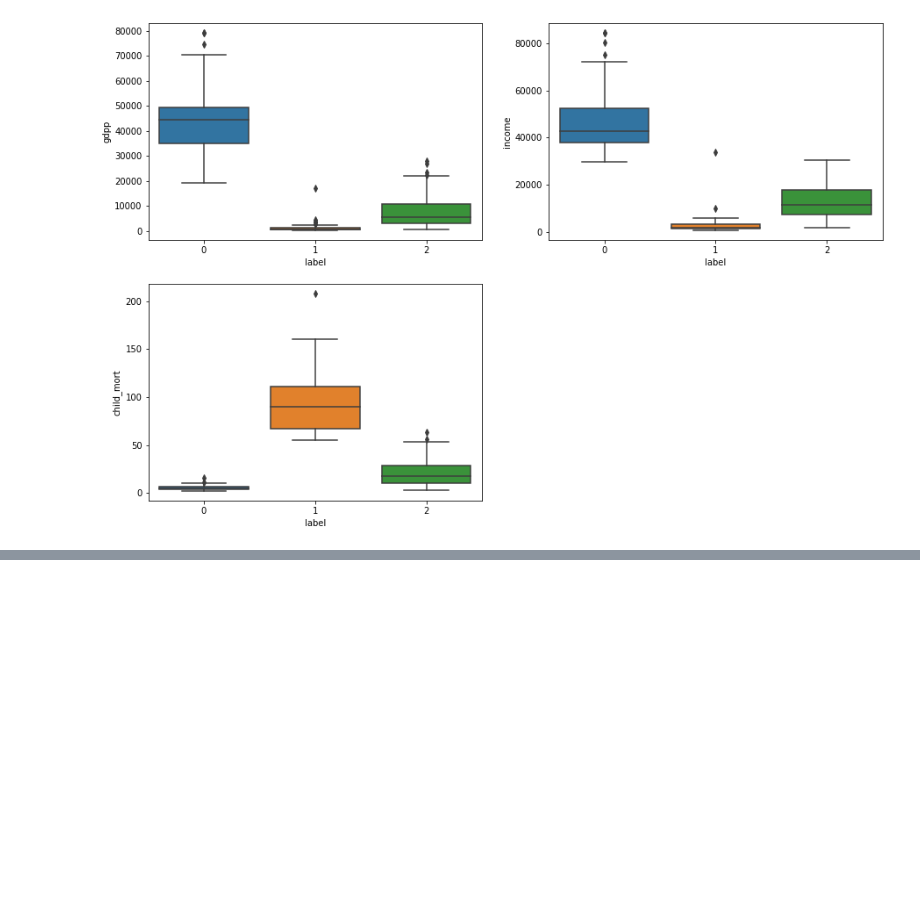
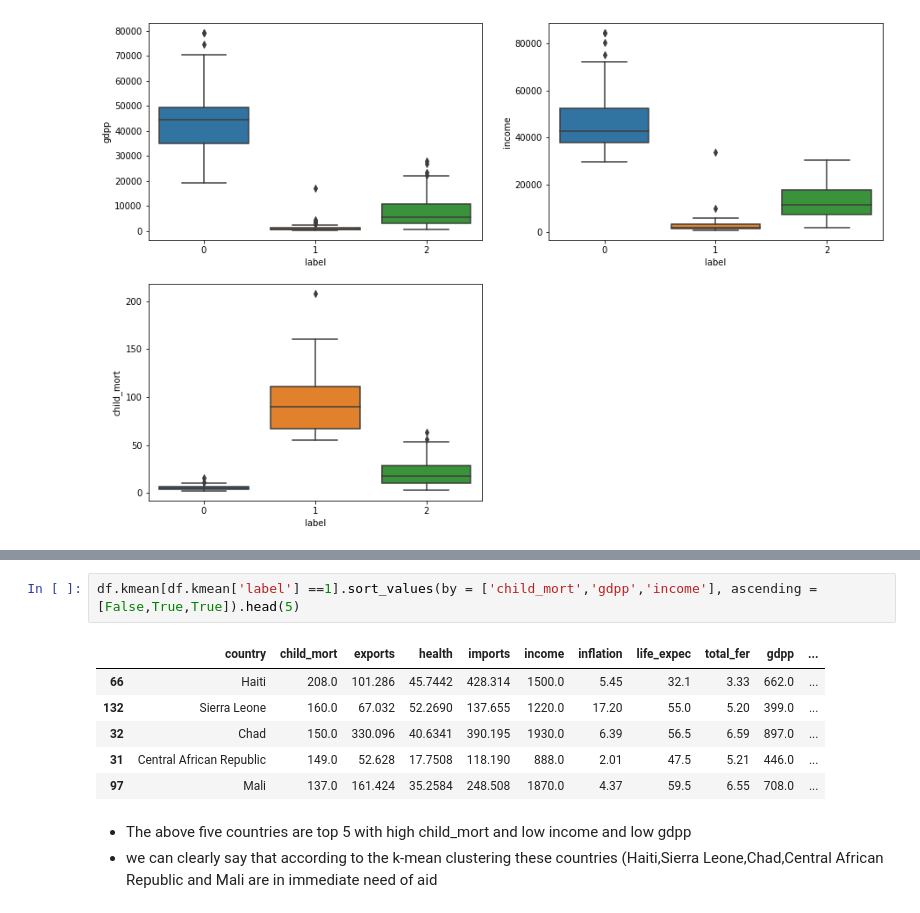
Before and after one commit to Arch0/Analysis-of-country-dataset-, a Jupyter notebook: Untitled1.ipynb, the cells around one changed output, grey strips where cells are left out. Drawn from its saved outputs; the diff is of its cells as text; blank space fills up the shorter version.

```diff
--- a/Untitled1.ipynb
+++ b/Untitled1.ipynb
@@ -346,0 +371,12 @@ plt.show()
+# %%
+df.kmean[df.kmean['label'] ==1].sort_values(by = ['child_mort','gdpp','income'], ascending = [False,True,True]).head(5)
+# %% [output]
+|  | country | child_mort | exports | health | imports | income | inflation | life_expec | total_fer | gdpp | ... |
+| 66 | Haiti | 208.0 | 101.286 | 45.7442 | 428.314 | 1500.0 | 5.45 | 32.1 | 3.33 | 662.0 | ... |
+| 132 | Sierra Leone | 160.0 | 67.032 | 52.2690 | 137.655 | 1220.0 | 17.20 | 55.0 | 5.20 | 399.0 | ... |
+| 32 | Chad | 150.0 | 330.096 | 40.6341 | 390.195 | 1930.0 | 6.39 | 56.5 | 6.59 | 897.0 | ... |
+| 31 | Central African Republic | 149.0 | 52.628 | 17.7508 | 118.190 | 888.0 | 2.01 | 47.5 | 5.21 | 446.0 | ... |
+| 97 | Mali | 137.0 | 161.424 | 35.2584 | 248.508 | 1870.0 | 4.37 | 59.5 | 6.55 | 708.0 | ... |
+# %% [markdown]
+* The above five countries are top 5 with high child_mort and low income and low gdpp
+* we can clearly say that according to the k-mean clustering these countries (Haiti,Sierra Leone,Chad,Central African Republic and Mali are in immediate need of aid
```
Also changed, not shown: parts of 3 cells of this notebook.
